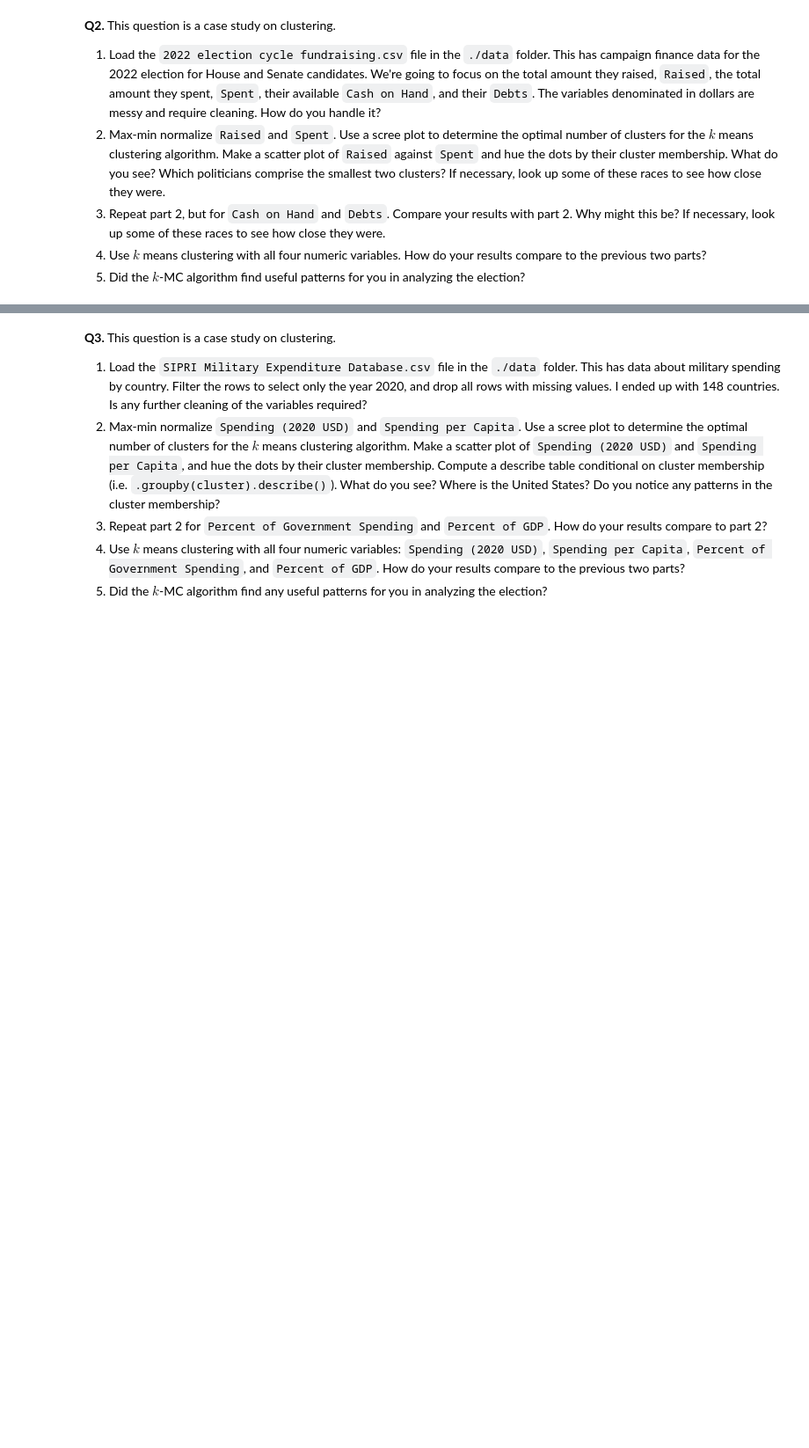
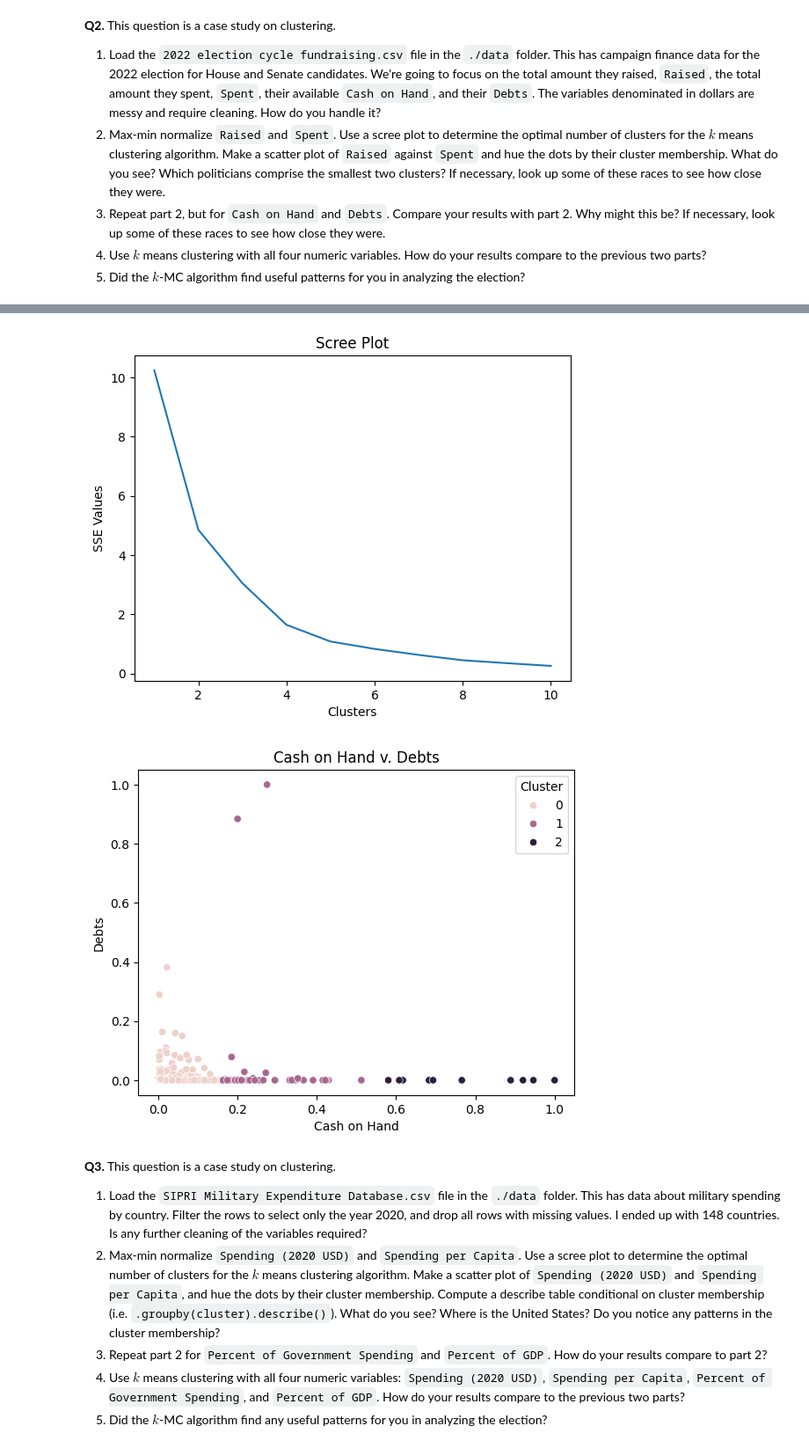
Before and after one commit to jac7az/clustering, a Jupyter notebook: assignment/assignment_clustering.ipynb, the cells around one changed output, grey strips where cells are left out. Shown: that part at 88% size. Saved outputs shown, nothing was run; the diff lists cells and outputs as text; code cells hidden in the pictures; blank space fills up the shorter version.

```diff
--- a/assignment/assignment_clustering.ipynb
+++ b/assignment/assignment_clustering.ipynb
@@ -198,3 +197,28 @@ plt.show()
+# %%
+election2=election[['Cash on Hand','Debts']].apply(maxmin)
+
+SSE_e=[]
+for k in range(10):
+    model = KMeans(n_clusters=k+1, max_iter=300, n_init = 10, random_state=0)
+    model = model.fit(election2)
+    SSE_e.append(model.inertia_)
+
+sns.lineplot(x=np.arange(1,11), y=SSE_e).set_title('Scree Plot')
+plt.xlabel('Clusters')
+plt.ylabel('SSE Values')
+plt.show()
+kmeans=KMeans(n_clusters=3,random_state=0).fit(election2[['Cash on Hand','Debts']])
+election2['Cluster']=kmeans.labels_
+
+sns.scatterplot(election2,x='Cash on Hand',y='Debts',hue='Cluster')
+plt.title('Cash on Hand v. Debts')
+plt.show()
+
+#For this plot, there's is a much much weaker correlation between debts and cash on hand compared to spent v. raised. The cluster range is still about 0-0.2, 0.2-0.5 & 0.5+ for Cash on Hand while the debt values vary much more.
+  #Most people don't have debt or much debt.
+# %% [output]
+[figure, added]
+[figure, added]
 # %% [markdown]
 **Q3.** This question is a case study on clustering.
 
```
Also changed, not shown: parts of 1 cell of this notebook.
